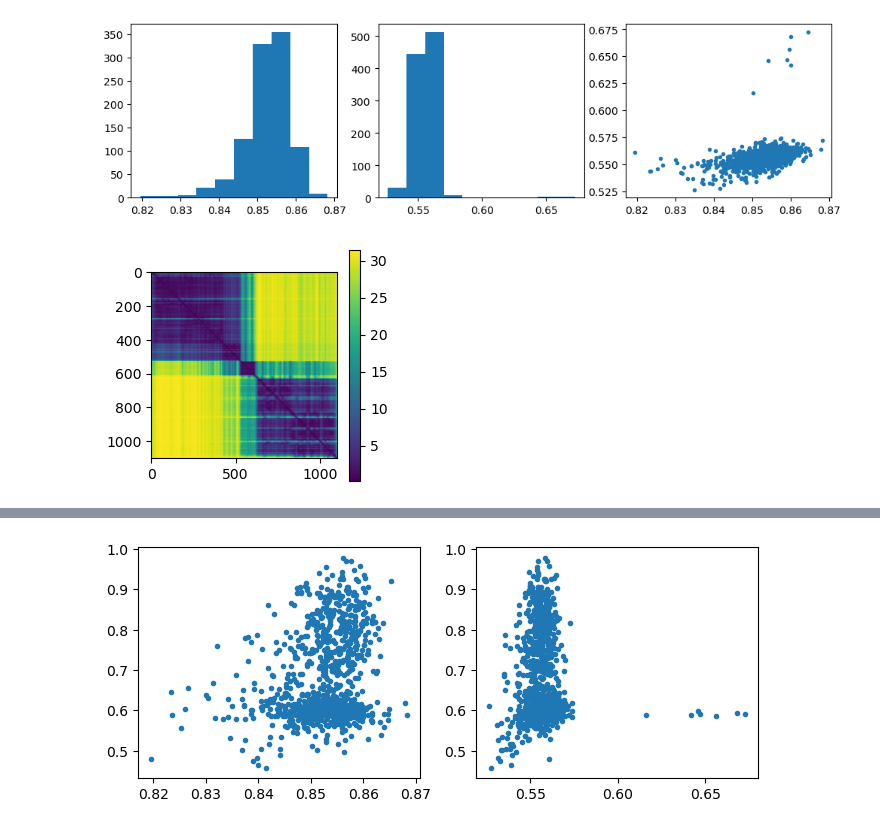
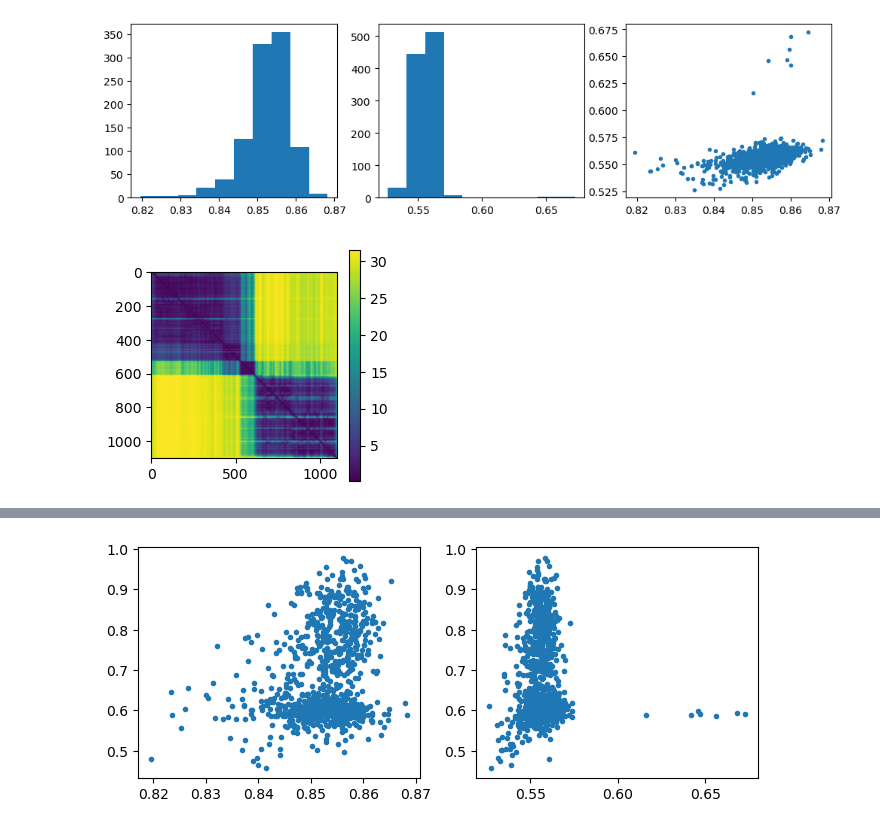
Before and after one commit to kevingeo11/DomainPrediction, a Jupyter notebook: src/notebooks/tutorial_base_functinality.ipynb, the cells around one changed output, grey strips where cells are left out. Cells and saved outputs as stored; diff of their text form; code cells hidden in the pictures.

```diff
--- a/src/notebooks/tutorial_base_functinality.ipynb
+++ b/src/notebooks/tutorial_base_functinality.ipynb
@@ -76,28 +115,14 @@ _ = plt.xlabel('-log(E value)')
 # %%
 save_path = os.path.join(data_path, 'esm_experiments/gen_1000/pdbs_GxpS_ATC')
-file = os.path.join(save_path, 'GxpS_ATC-temp_0.5-gen_980.pdb')
+file = os.path.join(save_path, 'GxpS_ATC-temp_0.5-gen_0.pdb')
-# %%
-class FoldedProtein(BaseProtein):
-    def __init__(self, file : str, id: str = 'default') -> None:
-        super().__init__(file, id)
-
-        self.plddts = np.array([a.get_bfactor() for a in self.struct.get_atoms()])
-        self.plddt = self.plddts.mean()
-        self.pTM = None
-        self.pAE = None
-
-        if os.path.isfile(file.replace('.pdb', '.meta.npz')):
-            metadata = np.load(file.replace('.pdb', '.meta.npz'))
-            self.pTM = metadata['ptm']
-            self.pAE = metadata['predicted_aligned_error']
 # %%
 fp = FoldedProtein(file)
 # %%
 folded_proteins = []
-for f in os.listdir(save_path):
+for f in tqdm(os.listdir(save_path)):
     file = os.path.join(save_path, f)
     if f.endswith('.pdb'):
-        folded_proteins.append(FoldedProtein(file))
+        folded_proteins.append(FoldedProtein(file, id=f.replace('.pdb', '')))
 # %%
 ## pLDDT and pTM scores
 fig, ax = plt.subplots(nrows=1, ncols=3, figsize=(12,3))
@@ -108,7 +133,7 @@ _ = plt.scatter([f.plddt for f in folded_proteins], [f.pTM for f in folded_prote
 [figure]
 # %%
 plt.figure(figsize=(3,3))
-_ = plt.imshow(folded_proteins[5].pAE)
+_ = plt.imshow(folded_proteins[0].pAE)
 _ = plt.colorbar()
 # %% [output]
-[figure, old version]
+[figure, new version]
```
Also changed, not shown: parts of 19 cells of this notebook, 11 other files.
